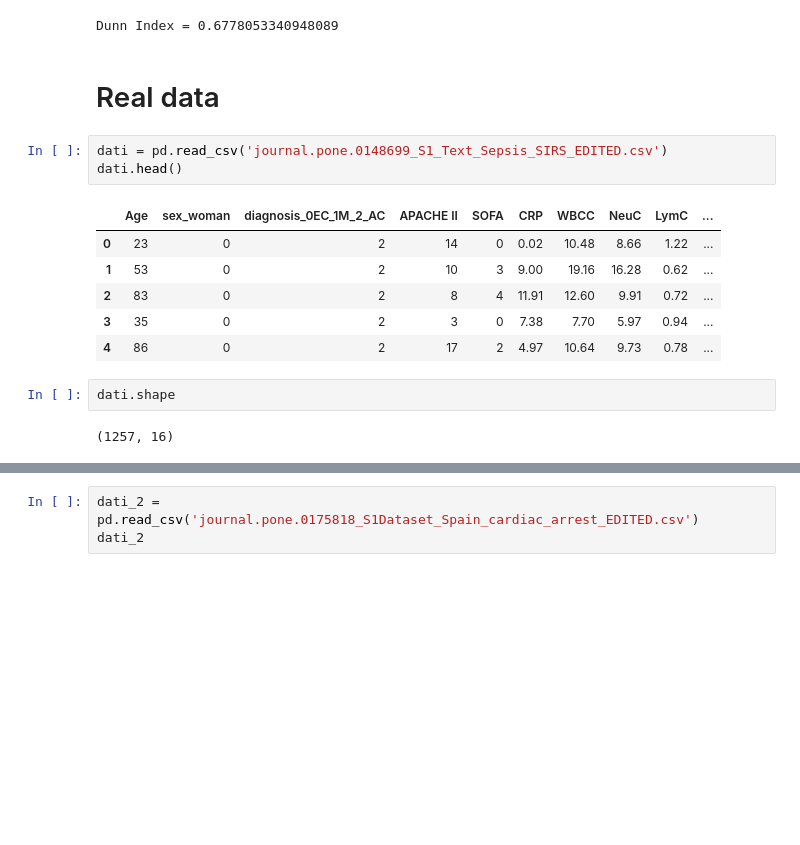
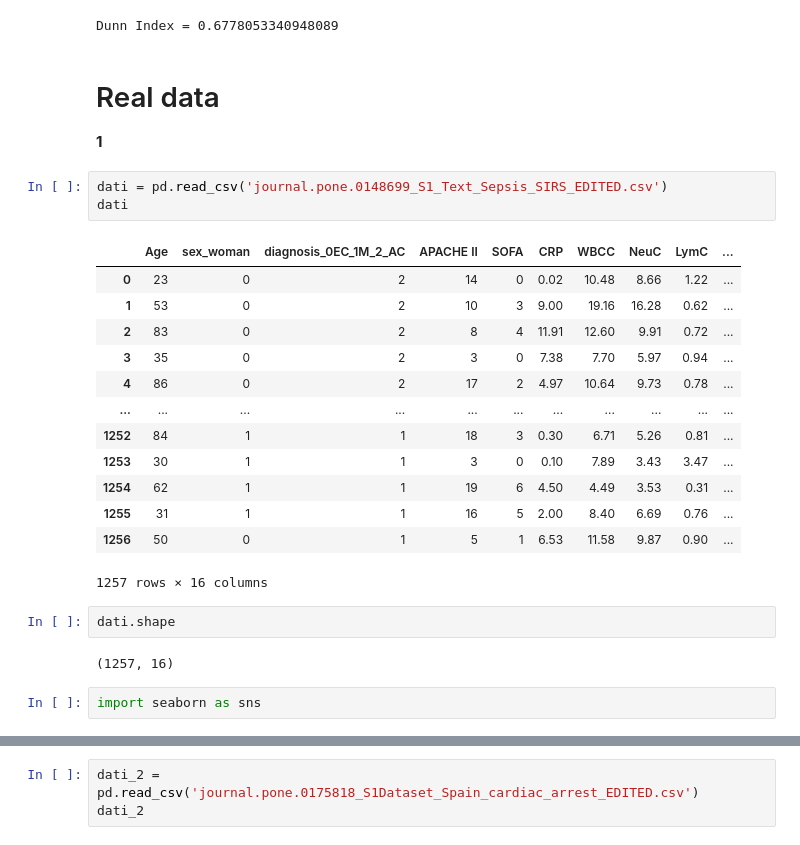
Before and after one commit to G1oLo/Dunn-Index, a Jupyter notebook: Dunn Index.ipynb, the cells around one changed output, grey strips where cells are left out. Cells and saved outputs as stored; diff of their text form; blank space fills up the shorter version.

```diff
--- a/Dunn Index.ipynb
+++ b/Dunn Index.ipynb
@@ -641,17 +629,28 @@ print('Dunn Index =', index)
 Dunn Index = 0.6778053340948089
 # %% [markdown]
 # Real data
+
+**1**
 # %%
 dati = pd.read_csv('journal.pone.0148699_S1_Text_Sepsis_SIRS_EDITED.csv')
-dati.head()
+dati
 # %% [output]
 |  | Age | sex_woman | diagnosis_0EC_1M_2_AC | APACHE II | SOFA | CRP | WBCC | NeuC | LymC | ... |
 | 0 | 23 | 0 | 2 | 14 | 0 | 0.02 | 10.48 | 8.66 | 1.22 | ... |
 | 1 | 53 | 0 | 2 | 10 | 3 | 9.00 | 19.16 | 16.28 | 0.62 | ... |
 | 2 | 83 | 0 | 2 | 8 | 4 | 11.91 | 12.60 | 9.91 | 0.72 | ... |
 | 3 | 35 | 0 | 2 | 3 | 0 | 7.38 | 7.70 | 5.97 | 0.94 | ... |
 | 4 | 86 | 0 | 2 | 17 | 2 | 4.97 | 10.64 | 9.73 | 0.78 | ... |
+| ... | ... | ... | ... | ... | ... | ... | ... | ... | ... | ... |
+| 1252 | 84 | 1 | 1 | 18 | 3 | 0.30 | 6.71 | 5.26 | 0.81 | ... |
+| 1253 | 30 | 1 | 1 | 3 | 0 | 0.10 | 7.89 | 3.43 | 3.47 | ... |
+| 1254 | 62 | 1 | 1 | 19 | 6 | 4.50 | 4.49 | 3.53 | 0.31 | ... |
+| 1255 | 31 | 1 | 1 | 16 | 5 | 2.00 | 8.40 | 6.69 | 0.76 | ... |
+| 1256 | 50 | 0 | 1 | 5 | 1 | 6.53 | 11.58 | 9.87 | 0.90 | ... |
+1257 rows × 16 columns
 # %%
 dati.shape
 # %% [output]
 (1257, 16)
+# %%
+import seaborn as sns
```
Also changed, not shown: parts of 20 cells of this notebook.
